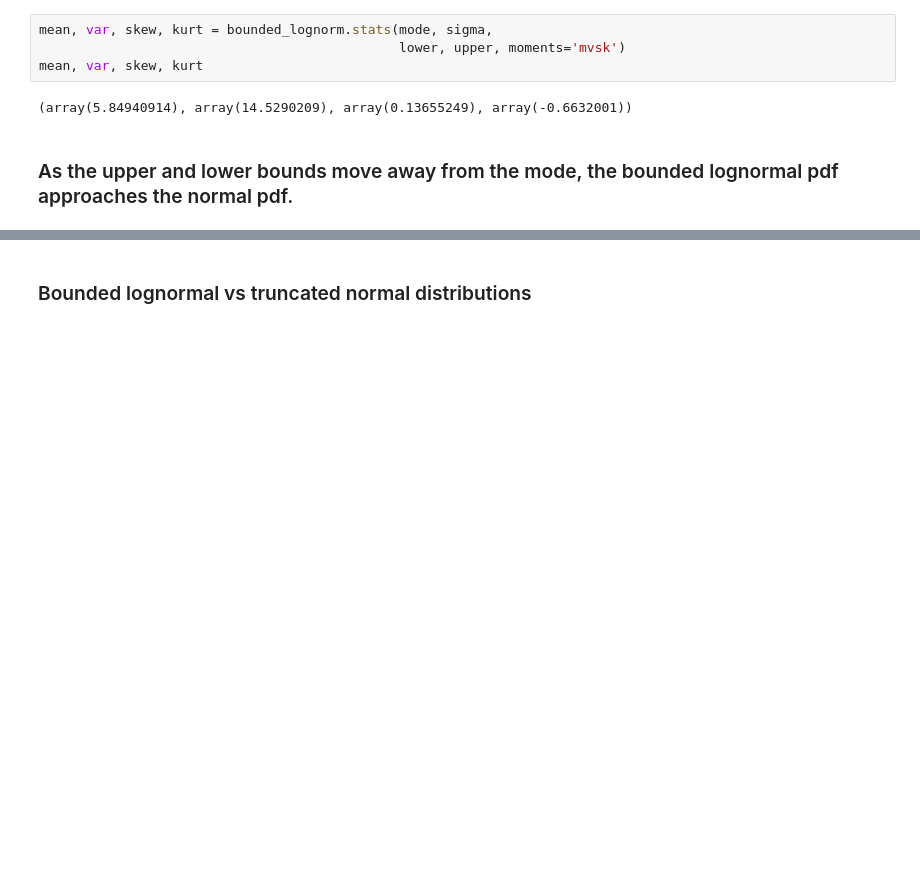
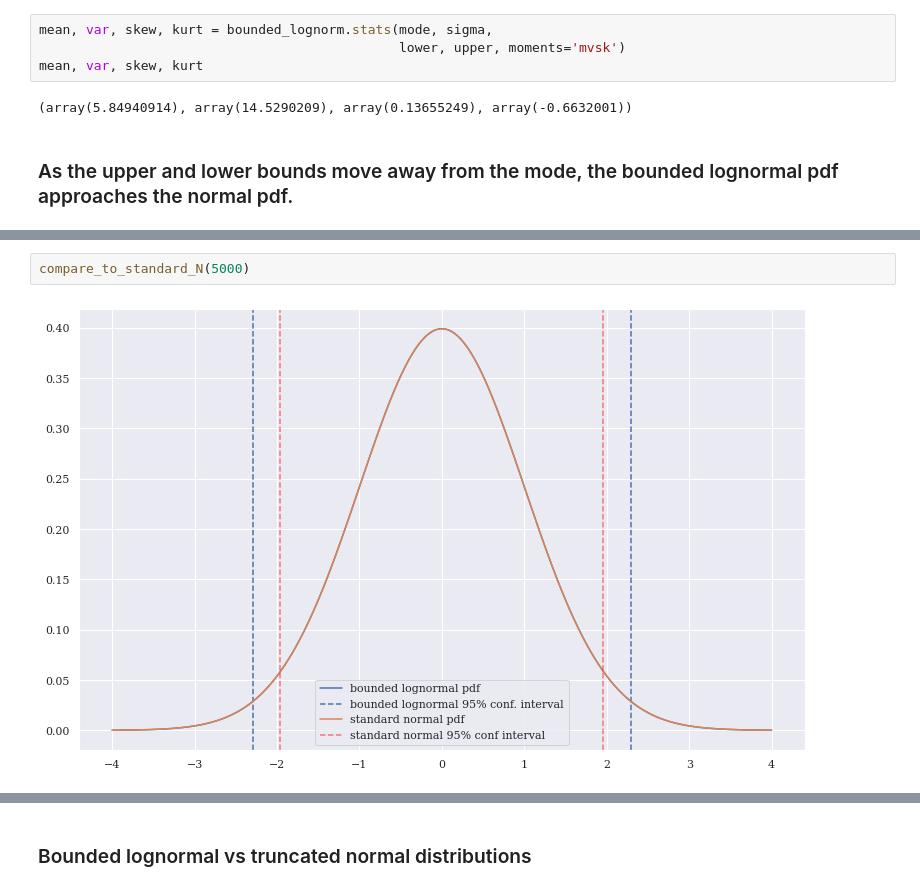
Before and after one commit to tedteske/bounded_lognorm, a Jupyter notebook: bounded_lognorm.ipynb, the cells around one changed output, grey strips where cells are left out. Saved outputs shown, nothing was run; the diff lists cells and outputs as text; blank space fills up the shorter version.

```diff
--- a/bounded_lognorm.ipynb
+++ b/bounded_lognorm.ipynb
@@ -544,0 +545,4 @@ compare_to_standard_N(200)
+# %%
+compare_to_standard_N(5000)
+# %% [output]
+[figure, added]
```
Also changed, not shown: parts of 7 cells of this notebook.
